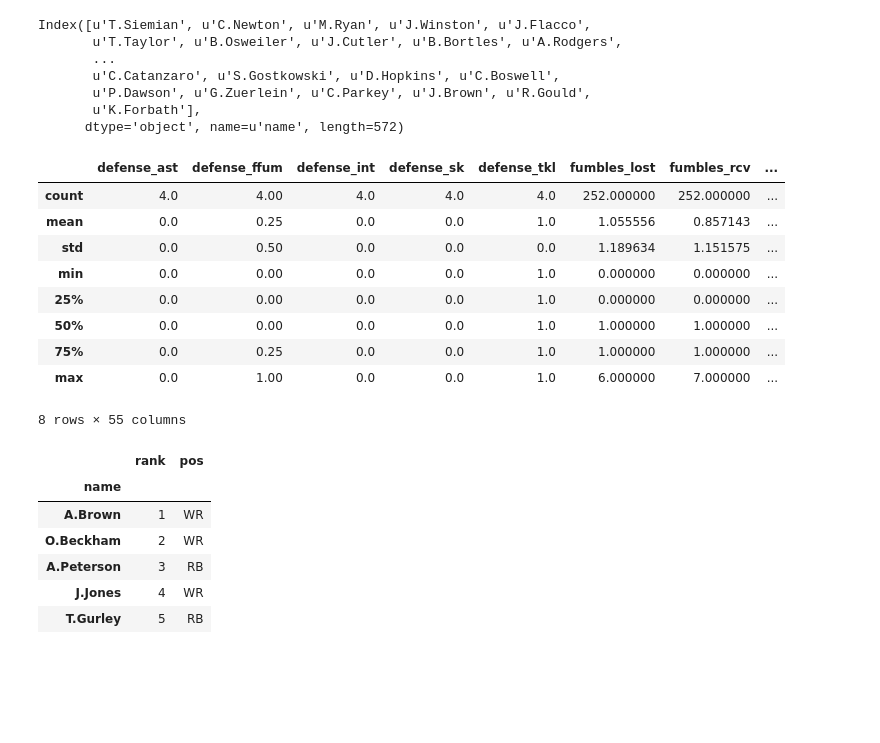
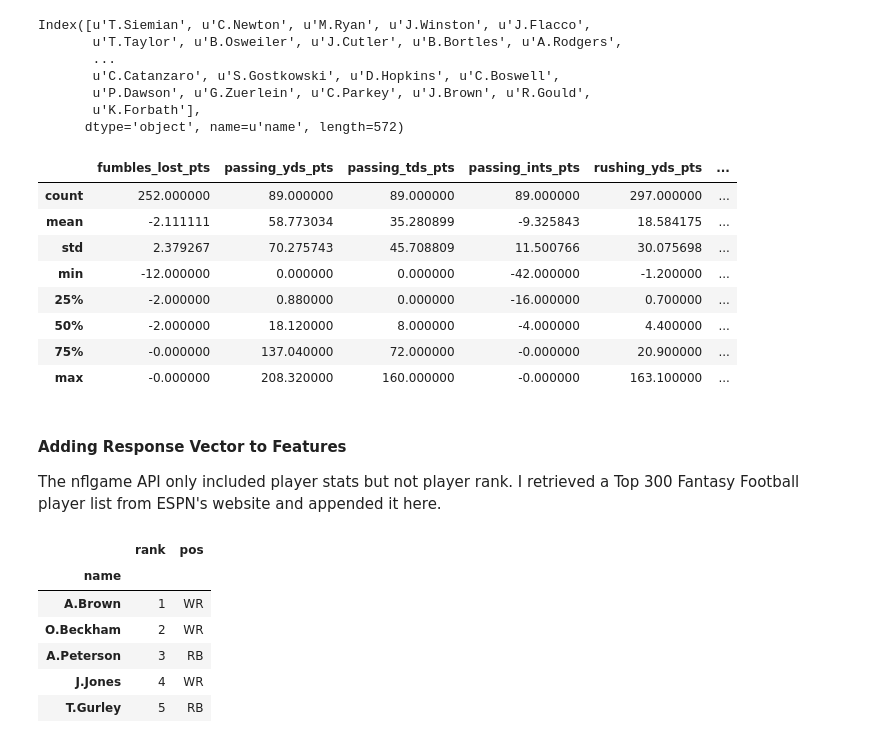
Before and after one commit to wendybo/GA_Class_Project, a Jupyter notebook: project.ipynb, the cells around one changed output. Saved outputs shown, nothing was run; the diff lists cells and outputs as text; code cells hidden in the pictures; blank space fills up the shorter version.

```diff
--- a/project.ipynb
+++ b/project.ipynb
@@ -216,18 +173,20 @@ Index([u'T.Siemian', u'C.Newton', u'M.Ryan', u'J.Winston', u'J.Flacco',
        u'K.Forbath'],
       dtype='object', name=u'name', length=572)
 # %%
-nfl16_off.describe()
+nflpts.describe()
 # %% [output]
-|  | defense_ast | defense_ffum | defense_int | defense_sk | defense_tkl | fumbles_lost | fumbles_rcv | ... |
-| count | 4.0 | 4.00 | 4.0 | 4.0 | 4.0 | 252.000000 | 252.000000 | ... |
-| mean | 0.0 | 0.25 | 0.0 | 0.0 | 1.0 | 1.055556 | 0.857143 | ... |
-| std | 0.0 | 0.50 | 0.0 | 0.0 | 0.0 | 1.189634 | 1.151575 | ... |
-| min | 0.0 | 0.00 | 0.0 | 0.0 | 1.0 | 0.000000 | 0.000000 | ... |
-| 25% | 0.0 | 0.00 | 0.0 | 0.0 | 1.0 | 0.000000 | 0.000000 | ... |
-| 50% | 0.0 | 0.00 | 0.0 | 0.0 | 1.0 | 1.000000 | 1.000000 | ... |
-| 75% | 0.0 | 0.25 | 0.0 | 0.0 | 1.0 | 1.000000 | 1.000000 | ... |
-| max | 0.0 | 1.00 | 0.0 | 0.0 | 1.0 | 6.000000 | 7.000000 | ... |
+|  | fumbles_lost_pts | passing_yds_pts | passing_tds_pts | passing_ints_pts | rushing_yds_pts | ... |
+| count | 252.000000 | 89.000000 | 89.000000 | 89.000000 | 297.000000 | ... |
+| mean | -2.111111 | 58.773034 | 35.280899 | -9.325843 | 18.584175 | ... |
+| std | 2.379267 | 70.275743 | 45.708809 | 11.500766 | 30.075698 | ... |
+| min | -12.000000 | 0.000000 | 0.000000 | -42.000000 | -1.200000 | ... |
+| 25% | -2.000000 | 0.880000 | 0.000000 | -16.000000 | 0.700000 | ... |
+| 50% | -2.000000 | 18.120000 | 8.000000 | -4.000000 | 4.400000 | ... |
+| 75% | -0.000000 | 137.040000 | 72.000000 | -0.000000 | 20.900000 | ... |
+| max | -0.000000 | 208.320000 | 160.000000 | -0.000000 | 163.100000 | ... |
-8 rows × 55 columns
+# %% [markdown]
+#### Adding Response Vector to Features
+The nflgame API only included player stats but not player rank. I retrieved a Top 300 Fantasy Football player list from ESPN's website and appended it here.
 # %%
 url = path + 'rank2016_wy.csv'
 nflrank = pd.read_csv(url, index_col = 'name')
```
Also changed, not shown: parts of 44 cells of this notebook.
